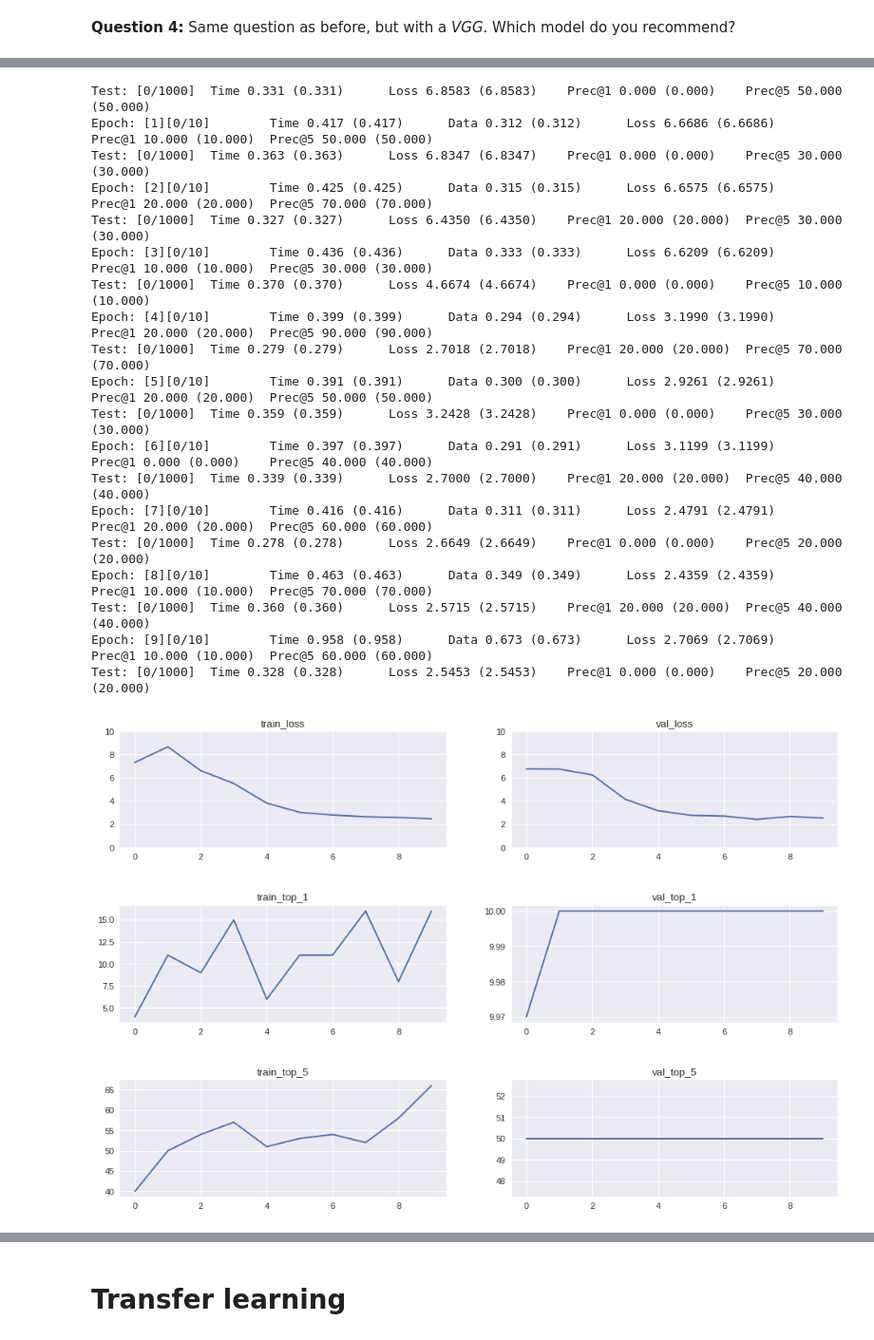
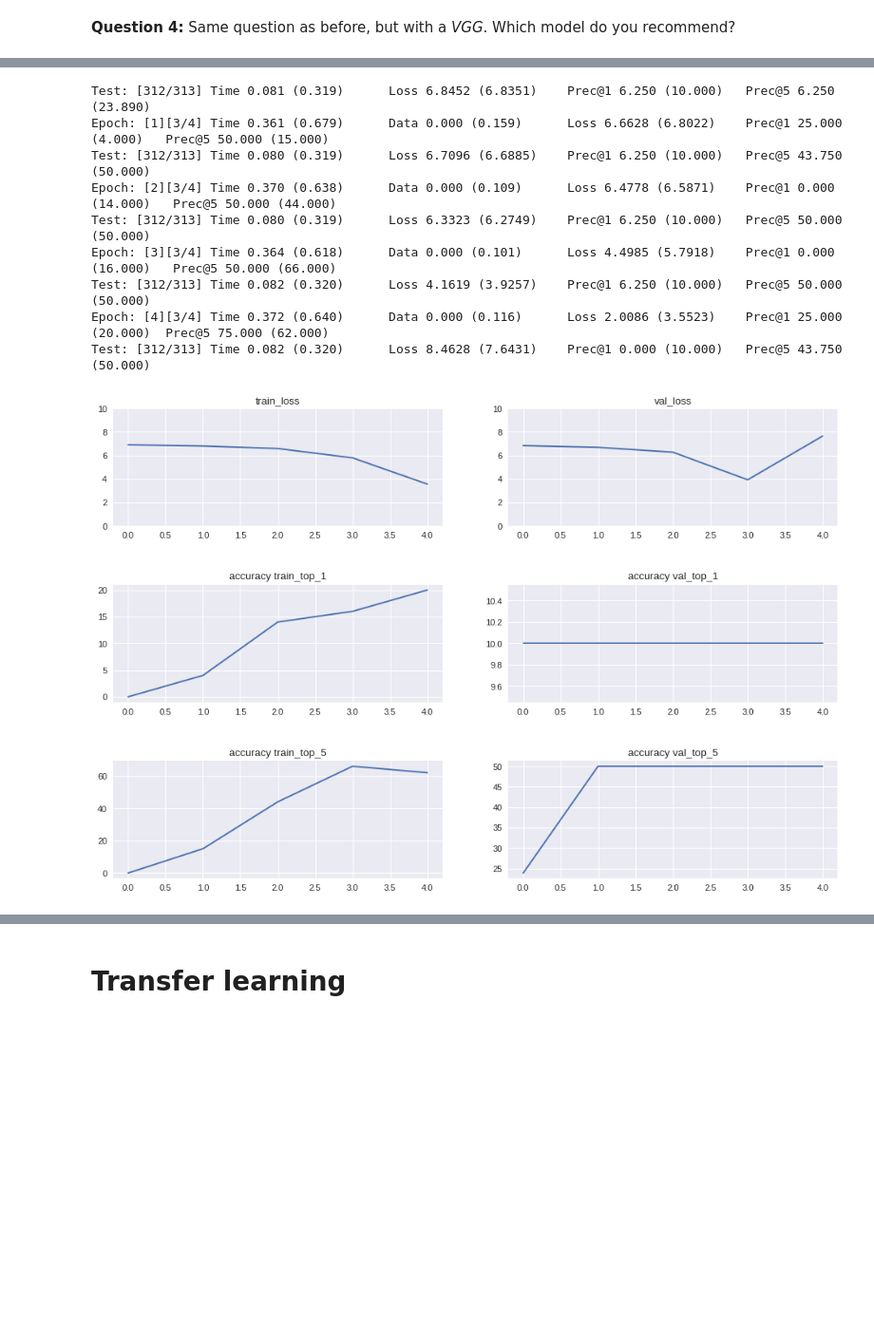
Before and after one commit to paulasquin/deep-learning-in-practice-cs, a Jupyter notebook: 3-TD_ADL.ipynb, the cells around one changed output, grey strips where cells are left out. Shown at 95% size. Saved outputs shown, nothing was run; the diff lists cells and outputs as text; code cells hidden in the pictures; blank space fills up the shorter version.

```diff
--- a/3-TD_ADL.ipynb
+++ b/3-TD_ADL.ipynb
@@ -793,16 +818,17 @@ __Question 4:__ Same question as before, but with a *VGG*. Which model do you re
 args = Args(
         arch="vgg11",
         workers=4,
-        epochs=10,
+        epochs=100,
         start_epoch=0,
-        batch_size=10,
-        lr=0.01,
+        batch_size=32,
+        lr=0.001,
         momentum=0.9,
         weight_decay=1e-4,
         print_freq=1000,
         resume="",
         evaluate=False,
-        pretrained=False
+        pretrained=False,
+        early_stopping=True
 )
 
 classifier2 = Classifier(args, transf)
@@ -815,20 +841,10 @@ Epoch: [0][0/10]        Time 4.933 (4.933)      Data 0.267 (0.267)      Loss 6.9
-Test: [0/1000]  Time 0.331 (0.331)      Loss 6.8583 (6.8583)    Prec@1 0.000 (0.000)    Prec@5 50.000 (50.000)
-Epoch: [1][0/10]        Time 0.417 (0.417)      Data 0.312 (0.312)      Loss 6.6686 (6.6686)    Prec@1 10.000 (10.000)  Prec@5 50.000 (50.000)
-Test: [0/1000]  Time 0.363 (0.363)      Loss 6.8347 (6.8347)    Prec@1 0.000 (0.000)    Prec@5 30.000 (30.000)
-Epoch: [2][0/10]        Time 0.425 (0.425)      Data 0.315 (0.315)      Loss 6.6575 (6.6575)    Prec@1 20.000 (20.000)  Prec@5 70.000 (70.000)
-Test: [0/1000]  Time 0.327 (0.327)      Loss 6.4350 (6.4350)    Prec@1 20.000 (20.000)  Prec@5 30.000 (30.000)
-Epoch: [3][0/10]        Time 0.436 (0.436)      Data 0.333 (0.333)      Loss 6.6209 (6.6209)    Prec@1 10.000 (10.000)  Prec@5 30.000 (30.000)
-Test: [0/1000]  Time 0.370 (0.370)      Loss 4.6674 (4.6674)    Prec@1 0.000 (0.000)    Prec@5 10.000 (10.000)
-Epoch: [4][0/10]        Time 0.399 (0.399)      Data 0.294 (0.294)      Loss 3.1990 (3.1990)    Prec@1 20.000 (20.000)  Prec@5 90.000 (90.000)
-Test: [0/1000]  Time 0.279 (0.279)      Loss 2.7018 (2.7018)    Prec@1 20.000 (20.000)  Prec@5 70.000 (70.000)
-Epoch: [5][0/10]        Time 0.391 (0.391)      Data 0.300 (0.300)      Loss 2.9261 (2.9261)    Prec@1 20.000 (20.000)  Prec@5 50.000 (50.000)
-Test: [0/1000]  Time 0.359 (0.359)      Loss 3.2428 (3.2428)    Prec@1 0.000 (0.000)    Prec@5 30.000 (30.000)
-Epoch: [6][0/10]        Time 0.397 (0.397)      Data 0.291 (0.291)      Loss 3.1199 (3.1199)    Prec@1 0.000 (0.000)    Prec@5 40.000 (40.000)
-Test: [0/1000]  Time 0.339 (0.339)      Loss 2.7000 (2.7000)    Prec@1 20.000 (20.000)  Prec@5 40.000 (40.000)
-Epoch: [7][0/10]        Time 0.416 (0.416)      Data 0.311 (0.311)      Loss 2.4791 (2.4791)    Prec@1 20.000 (20.000)  Prec@5 60.000 (60.000)
-Test: [0/1000]  Time 0.278 (0.278)      Loss 2.6649 (2.6649)    Prec@1 0.000 (0.000)    Prec@5 20.000 (20.000)
-Epoch: [8][0/10]        Time 0.463 (0.463)      Data 0.349 (0.349)      Loss 2.4359 (2.4359)    Prec@1 10.000 (10.000)  Prec@5 70.000 (70.000)
-Test: [0/1000]  Time 0.360 (0.360)      Loss 2.5715 (2.5715)    Prec@1 20.000 (20.000)  Prec@5 40.000 (40.000)
-Epoch: [9][0/10]        Time 0.958 (0.958)      Data 0.673 (0.673)      Loss 2.7069 (2.7069)    Prec@1 10.000 (10.000)  Prec@5 60.000 (60.000)
-Test: [0/1000]  Time 0.328 (0.328)      Loss 2.5453 (2.5453)    Prec@1 0.000 (0.000)    Prec@5 20.000 (20.000)
+Test: [312/313] Time 0.081 (0.319)      Loss 6.8452 (6.8351)    Prec@1 6.250 (10.000)   Prec@5 6.250 (23.890)
+Epoch: [1][3/4] Time 0.361 (0.679)      Data 0.000 (0.159)      Loss 6.6628 (6.8022)    Prec@1 25.000 (4.000)   Prec@5 50.000 (15.000)
+Test: [312/313] Time 0.080 (0.319)      Loss 6.7096 (6.6885)    Prec@1 6.250 (10.000)   Prec@5 43.750 (50.000)
+Epoch: [2][3/4] Time 0.370 (0.638)      Data 0.000 (0.109)      Loss 6.4778 (6.5871)    Prec@1 0.000 (14.000)   Prec@5 50.000 (44.000)
+Test: [312/313] Time 0.080 (0.319)      Loss 6.3323 (6.2749)    Prec@1 6.250 (10.000)   Prec@5 50.000 (50.000)
+Epoch: [3][3/4] Time 0.364 (0.618)      Data 0.000 (0.101)      Loss 4.4985 (5.7918)    Prec@1 0.000 (16.000)   Prec@5 50.000 (66.000)
+Test: [312/313] Time 0.082 (0.320)      Loss 4.1619 (3.9257)    Prec@1 6.250 (10.000)   Prec@5 50.000 (50.000)
+Epoch: [4][3/4] Time 0.372 (0.640)      Data 0.000 (0.116)      Loss 2.0086 (3.5523)    Prec@1 25.000 (20.000)  Prec@5 75.000 (62.000)
+Test: [312/313] Time 0.082 (0.320)      Loss 8.4628 (7.6431)    Prec@1 0.000 (10.000)   Prec@5 43.750 (50.000)
-[figure, old version]
+[figure, new version]
```
Also changed, not shown: parts of 14 cells of this notebook.
